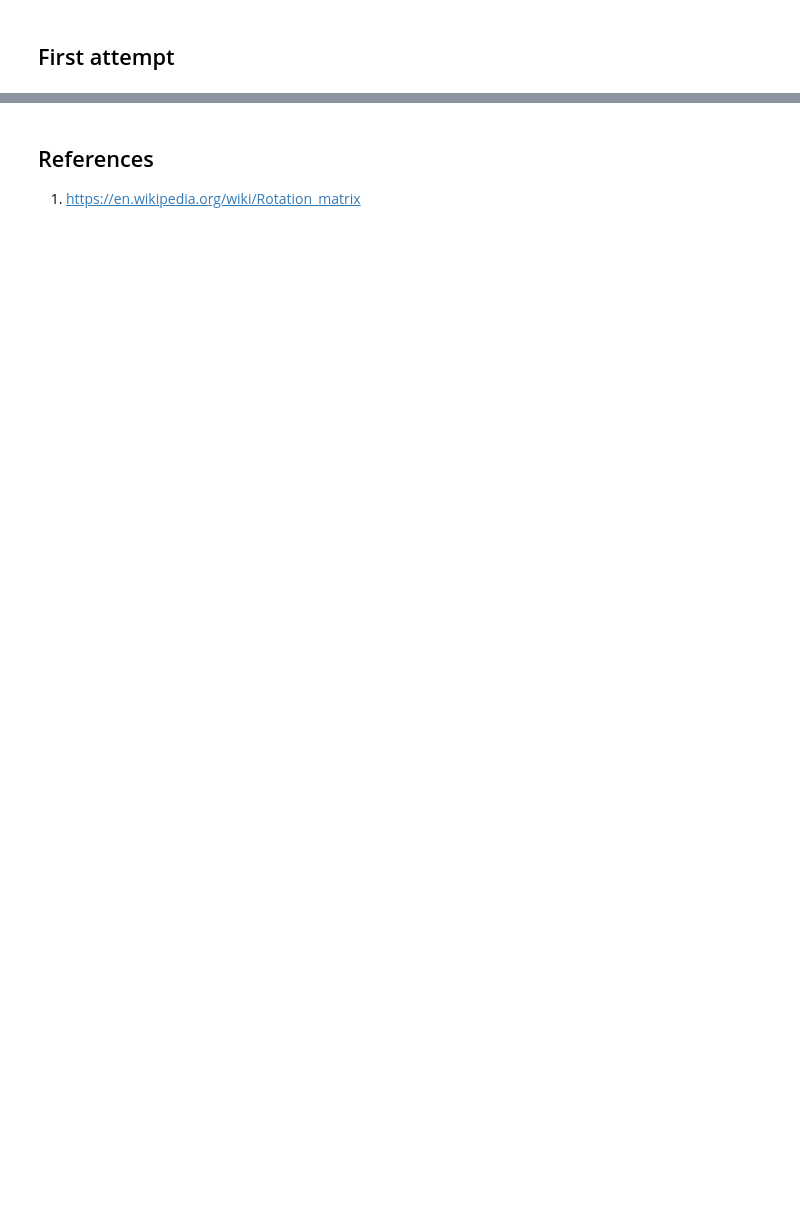
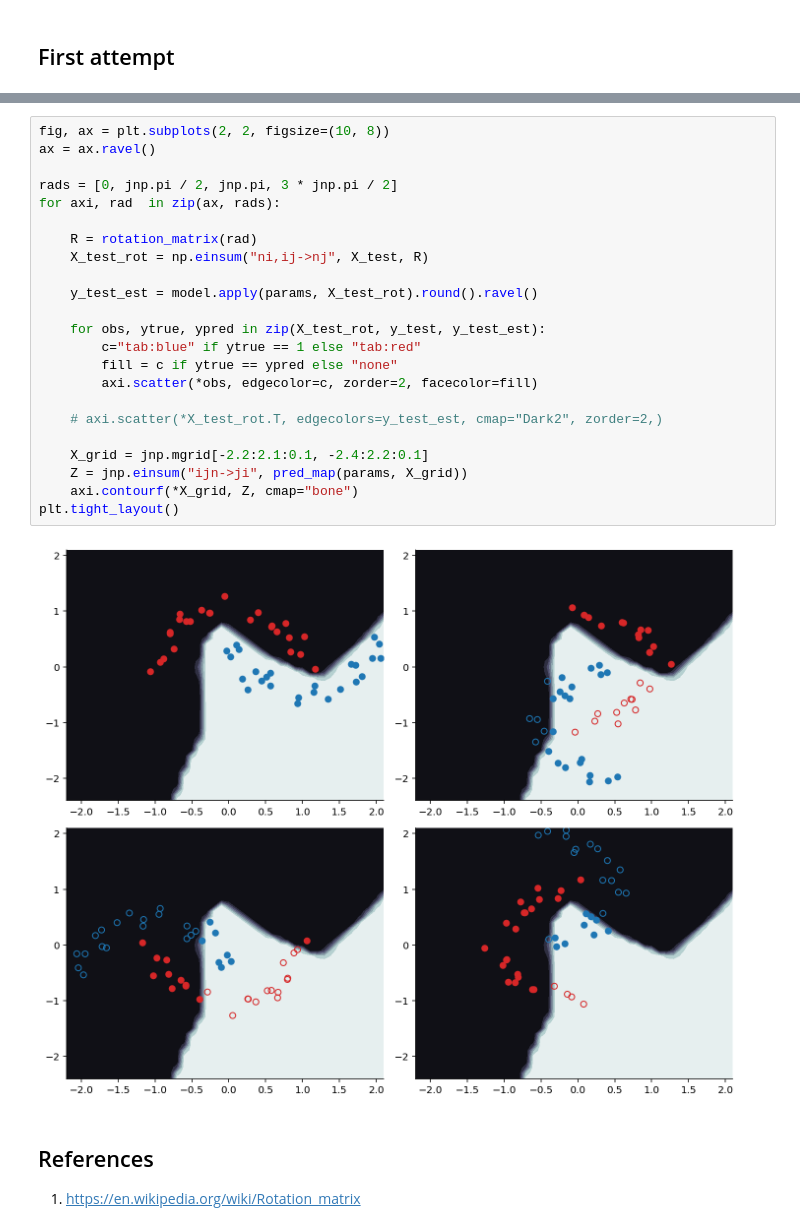
Before and after one commit to probml/shift-happens, a Jupyter notebook: notebooks/shifting-moons.ipynb, the cells around one changed output, grey strips where cells are left out. Saved outputs shown, nothing was run; the diff lists cells and outputs as text; blank space fills up the shorter version.

```diff
--- a/notebooks/shifting-moons.ipynb
+++ b/notebooks/shifting-moons.ipynb
@@ -67,3 +137,28 @@ HTML(animation.to_html5_video())
+# %%
+fig, ax = plt.subplots(2, 2, figsize=(10, 8))
+ax = ax.ravel()
+
+rads = [0, jnp.pi / 2, jnp.pi, 3 * jnp.pi / 2]
+for axi, rad  in zip(ax, rads):
+
+    R = rotation_matrix(rad)
+    X_test_rot = np.einsum("ni,ij->nj", X_test, R)
+
+    y_test_est = model.apply(params, X_test_rot).round().ravel()
+
+    for obs, ytrue, ypred in zip(X_test_rot, y_test, y_test_est):
+        c="tab:blue" if ytrue == 1 else "tab:red"
+        fill = c if ytrue == ypred else "none"
+        axi.scatter(*obs, edgecolor=c, zorder=2, facecolor=fill)
+
+    # axi.scatter(*X_test_rot.T, edgecolors=y_test_est, cmap="Dark2", zorder=2,)
+
+    X_grid = jnp.mgrid[-2.2:2.1:0.1, -2.4:2.2:0.1]
+    Z = jnp.einsum("ijn->ji", pred_map(params, X_grid))
+    axi.contourf(*X_grid, Z, cmap="bone")
+plt.tight_layout()
+# %% [output]
+[figure, added]
 # %% [markdown]
 ## References
 1. https://en.wikipedia.org/wiki/Rotation_matrix
```
Also changed, not shown: parts of 15 cells of this notebook.
